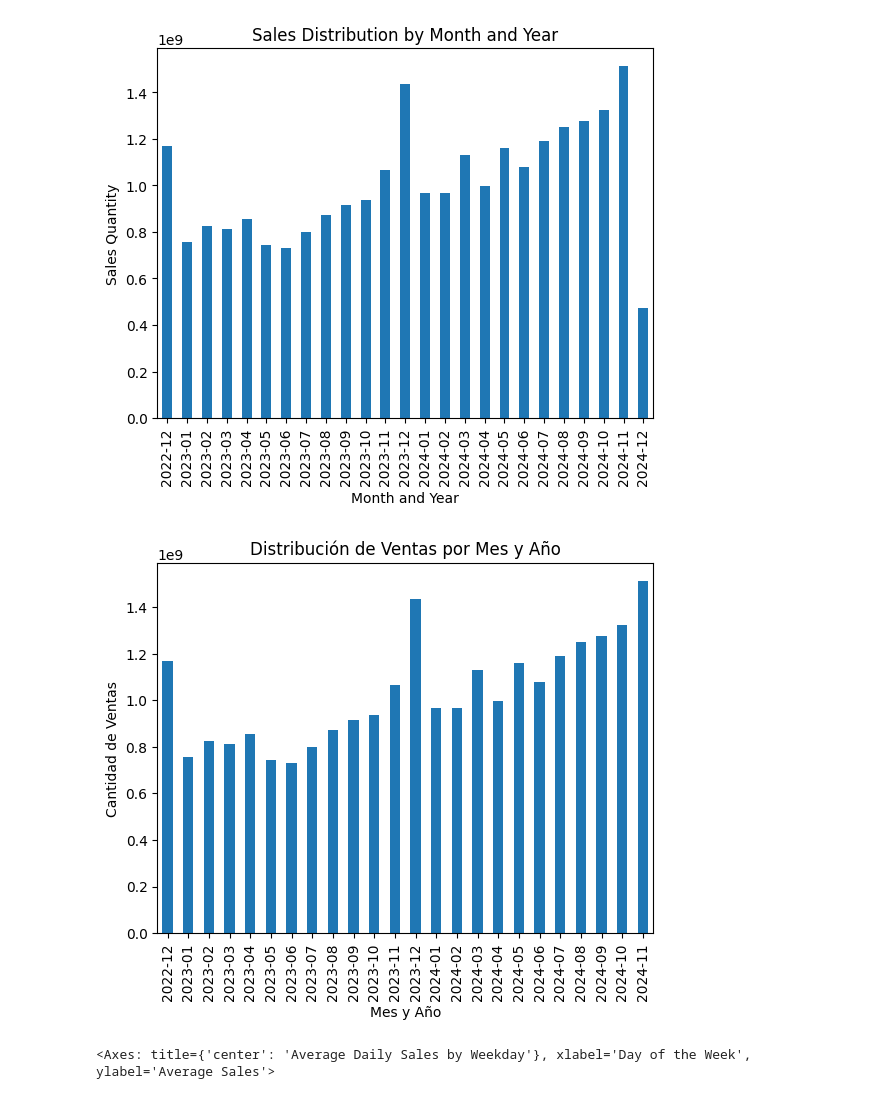
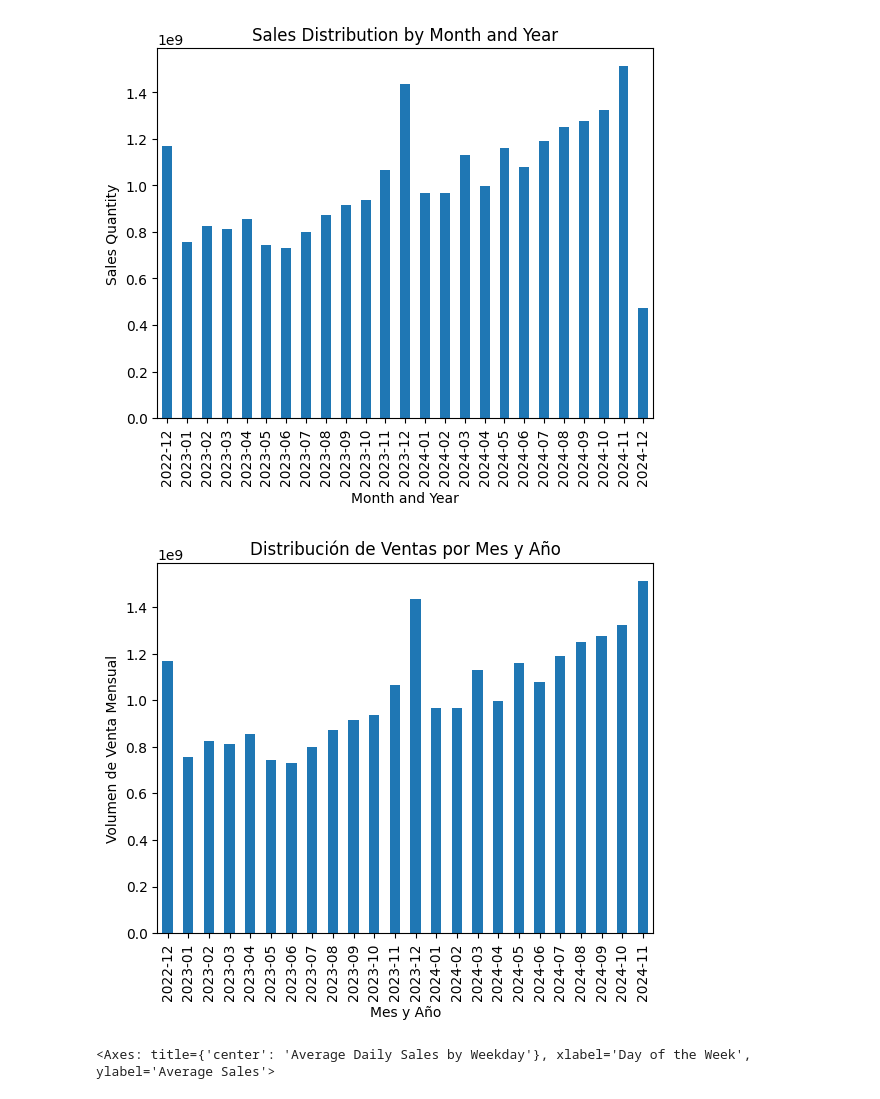
Before and after one commit to SantiagoRomanoOddone/MasterThesis, a Jupyter notebook: features/data_exploration.ipynb, the cells around one changed output. Cells and saved outputs as stored; diff of their text form; code cells hidden in the pictures.

```diff
--- a/features/data_exploration.ipynb
+++ b/features/data_exploration.ipynb
@@ -219,14 +228,14 @@ plt.show()
 # %%
 data = data[data['fecha_comercial'] <= '2024-11-30']
 data['fecha_comercial'] = pd.to_datetime(data['fecha_comercial'])
 data['year_month'] = data['fecha_comercial'].dt.to_period('M')
 month_sales = data.groupby('year_month')['cant_vta'].sum()
 month_sales.plot(kind='bar', title='Distribución de Ventas por Mes y Año')
 plt.xlabel('Mes y Año')
-plt.ylabel('Cantidad de Ventas')
+plt.ylabel('Volumen de Venta Mensual')
 plt.show()
 # %% [output]
-[figure, old version]
+[figure, new version]
 # %%
 data['week_day'] = data['fecha_comercial'].dt.day_name()
 day_sales = data.groupby('week_day')['cant_vta'].mean().reindex(['Monday', 'Tuesday', 'Wednesday', 'Thursday', 'Friday', 'Saturday', 'Sunday'])
```
Also changed, not shown: parts of 2 cells of this notebook.
